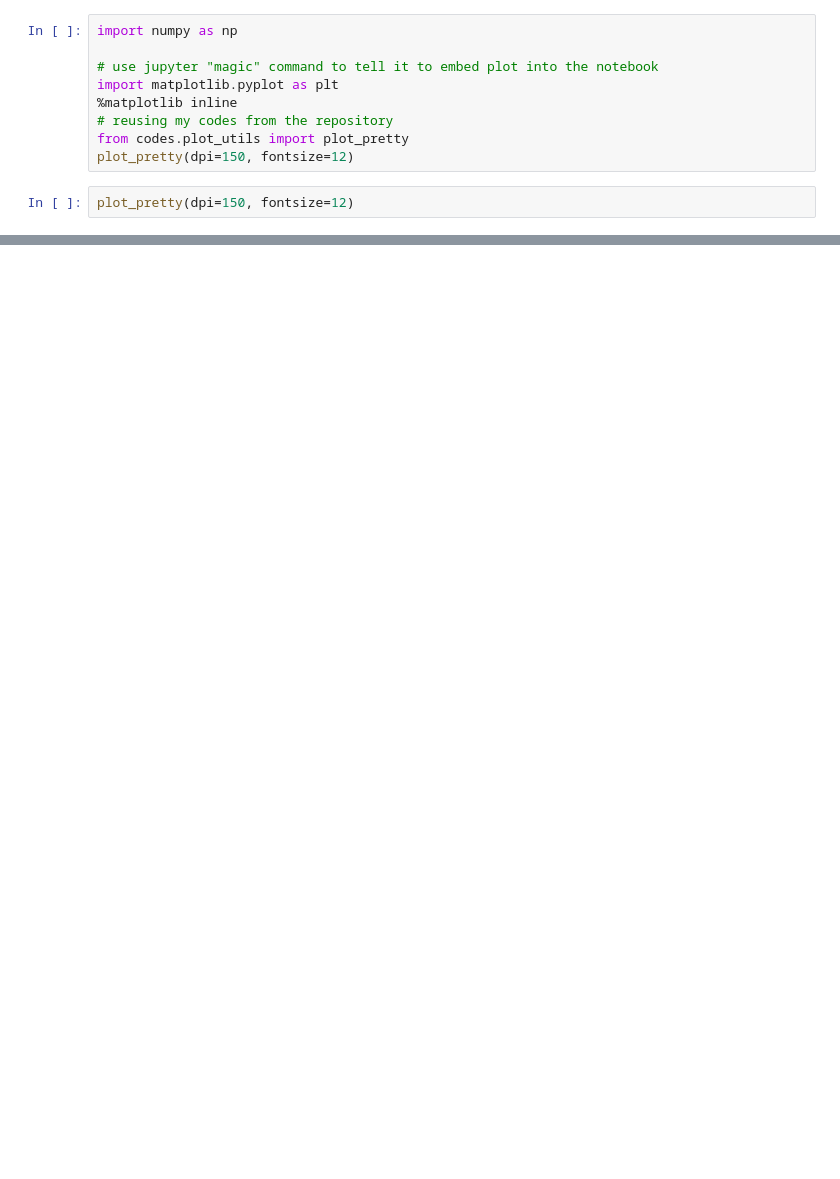
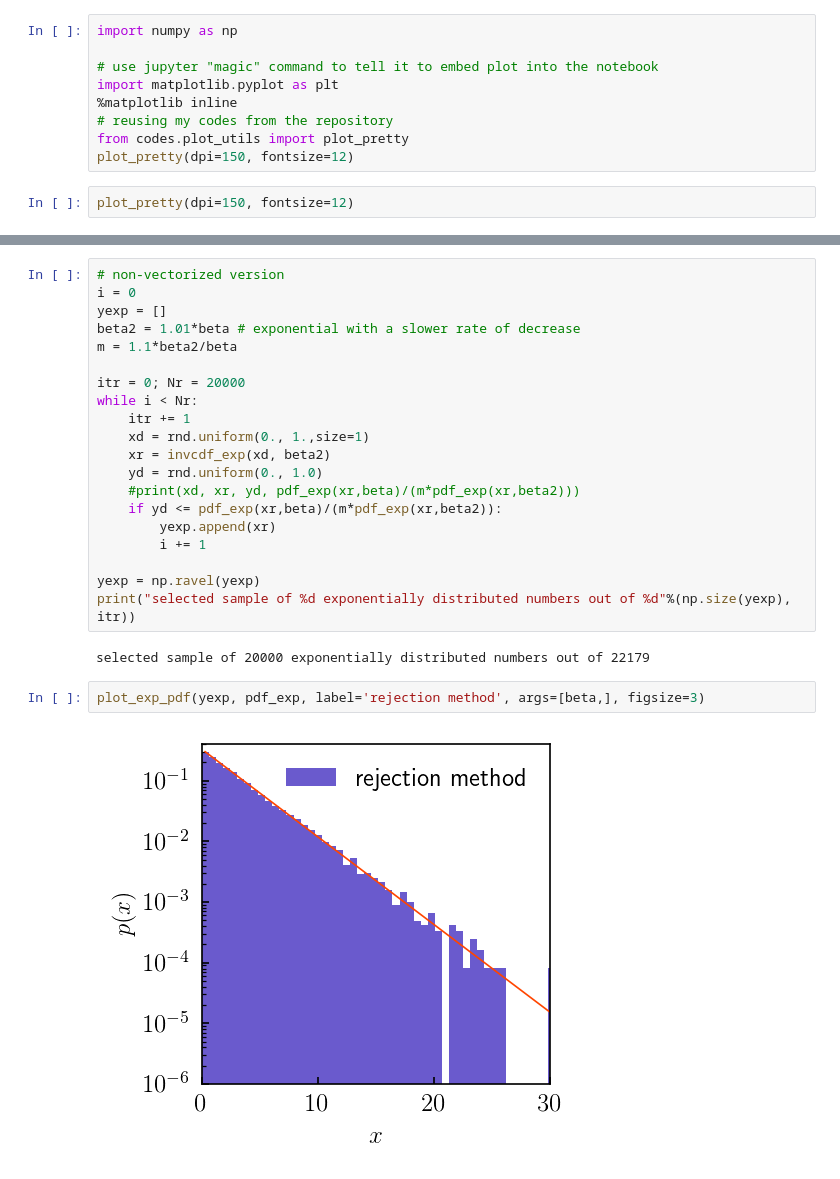
Before and after one commit to a-kravtsov/a211w20, a Jupyter notebook: 06c_distribution_sampling.ipynb, the cells around one changed output, grey strips where cells are left out. Drawn from its saved outputs; the diff is of its cells as text; blank space fills up the shorter version.

```diff
--- a/06c_distribution_sampling.ipynb
+++ b/06c_distribution_sampling.ipynb
@@ -121,0 +213,26 @@ such averages can be more accurate than the straightforward average over $p(x)$.
+# %%
+# non-vectorized version
+i = 0
+yexp = []
+beta2 = 1.01*beta # exponential with a slower rate of decrease
+m = 1.1*beta2/beta
+
+itr = 0; Nr = 20000
+while i < Nr:
+    itr += 1
+    xd = rnd.uniform(0., 1.,size=1)
+    xr = invcdf_exp(xd, beta2)
+    yd = rnd.uniform(0., 1.0)
+    #print(xd, xr, yd, pdf_exp(xr,beta)/(m*pdf_exp(xr,beta2)))
+    if yd <= pdf_exp(xr,beta)/(m*pdf_exp(xr,beta2)):
+        yexp.append(xr)
+        i += 1
+
+yexp = np.ravel(yexp)
+print("selected sample of %d exponentially distributed numbers out of %d"%(np.size(yexp), itr))
+# %% [output]
+selected sample of 20000 exponentially distributed numbers out of 22179
+# %%
+plot_exp_pdf(yexp, pdf_exp, label='rejection method', args=[beta,], figsize=3)
+# %% [output]
+[figure, added]
```
Also changed, not shown: parts of 48 cells of this notebook, 3 other files.
